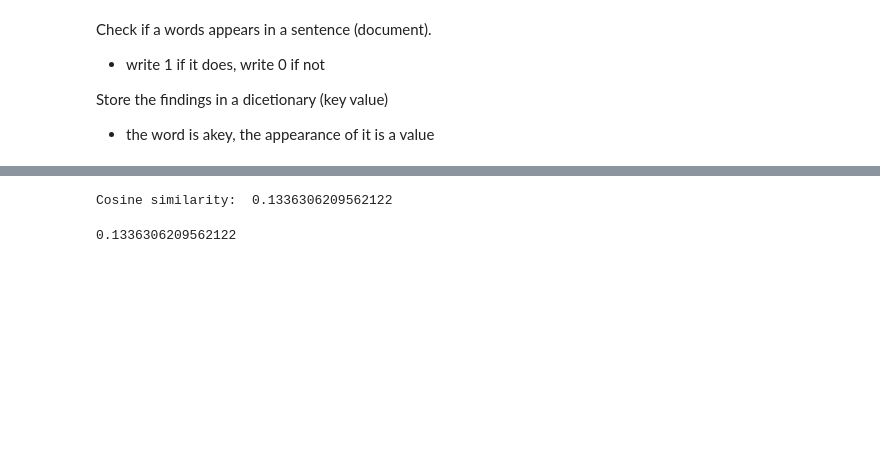
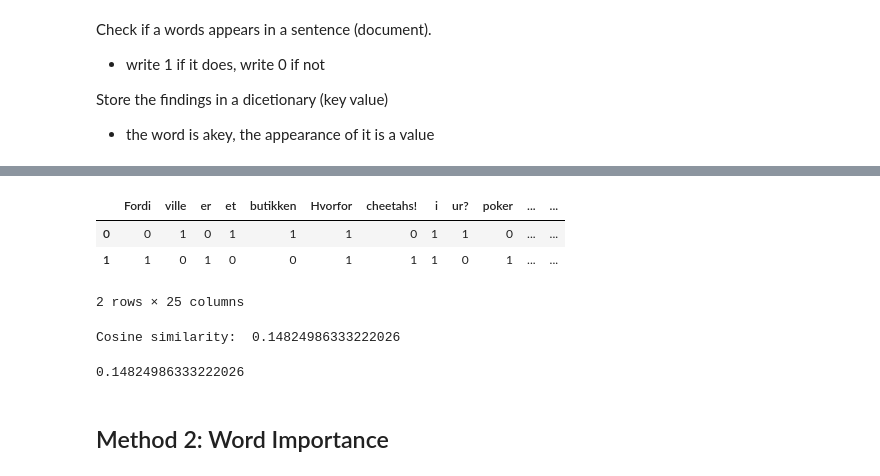
Before and after one commit to cph-mh1088/MP5, a Jupyter notebook: MP5.ipynb, the cells around one changed output, grey strips where cells are left out. Saved outputs shown, nothing was run; the diff lists cells and outputs as text; code cells hidden in the pictures; blank space fills up the shorter version.

```diff
--- a/MP5.ipynb
+++ b/MP5.ipynb
@@ -131,0 +88,5 @@ print(corpus)
+# %%
+# All words appearing in all documents
+# union() removes duplications
+corpus = set(sent1).union(set(sent2))
+print(corpus)
@@ -145,14 +108,11 @@ Store the findings in a dicetionary (key value)
 - the word is akey, the appearance of it is a value
 # %%
 # Binary vector of word appearance in a sentence
-def vect(sent, corpus):
+def vect(sent):
     # create new dict and place zeros in it
     mydict = dict.fromkeys(corpus, 0)
 
     # code each word's appearance in the sentence with 1
-    for word in sent.split():
+    for word in sent:
         mydict[word] = 1
     return mydict
-
-# binarise each sentence
-binary_vectors = [vect(sentence, corpus) for sentence in all_jokes]
@@ -204,0 +119,4 @@ df
+# %%
+# binarise sentence 1
+dict1 = vect(sent1)
+dict1
@@ -204,0 +141,4 @@ df
+# %%
+# binarise sentence 2
+dict2 = vect(sent2)
+dict2
@@ -205,9 +163,19 @@ df
+# %%
+# Store the data into DataFrame
+df = pd.DataFrame([dict1, dict2])
+df
+# %% [output]
+|  | Fordi | ville | er | et | butikken | Hvorfor | cheetahs! | i | ur? | poker | ... | ... |
+| 0 | 0 | 1 | 0 | 1 | 1 | 1 | 0 | 1 | 1 | 0 | ... | ... |
+| 1 | 1 | 0 | 1 | 0 | 0 | 1 | 1 | 1 | 0 | 1 | ... | ... |
+2 rows × 25 columns
 # %%
 ar = df.to_numpy()
 # %%
 # Test the similarity
-# how similar is row 10 and 11
-cosim(ar[10], ar[11])
+cosim(ar[0], ar[1])
 # %% [output]
-Cosine similarity:  0.1336306209562122
+Cosine similarity:  0.14824986333222026
-0.1336306209562122
+0.14824986333222026
+# %% [markdown]
+## Method 2: Word Importance
```
Also changed, not shown: parts of 63 cells of this notebook.
